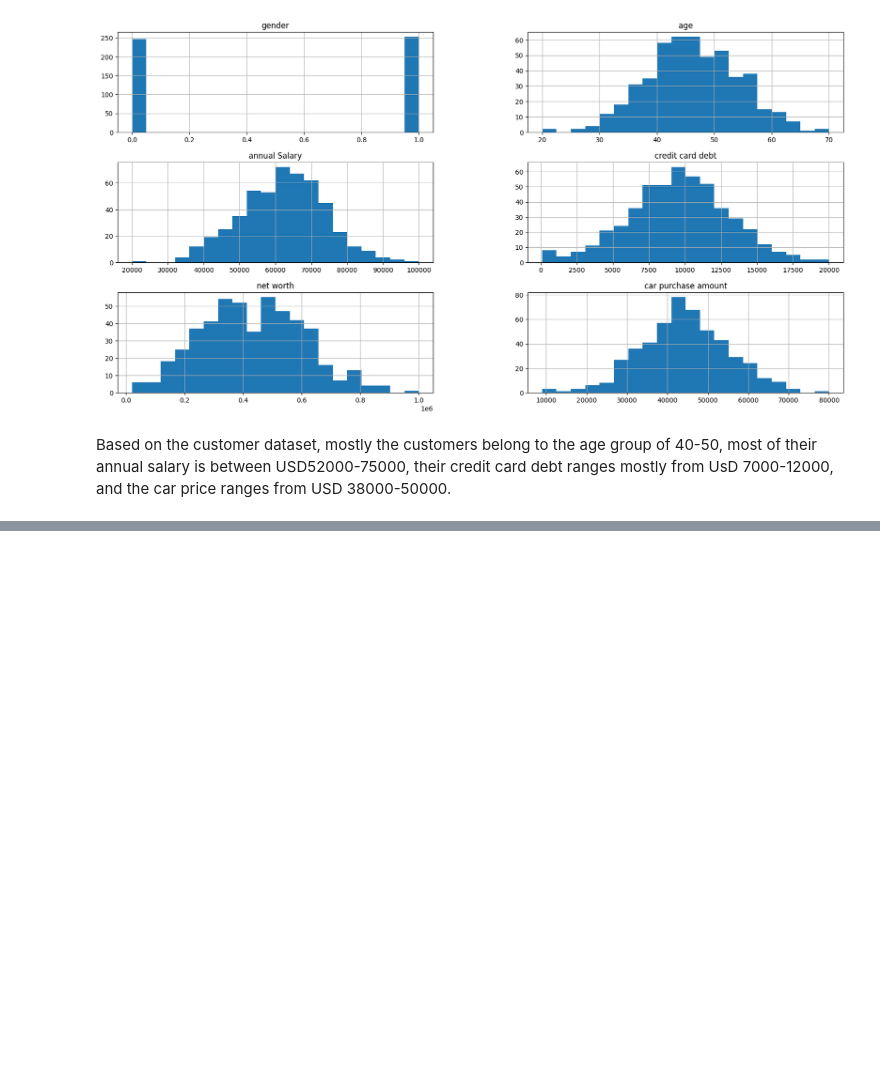
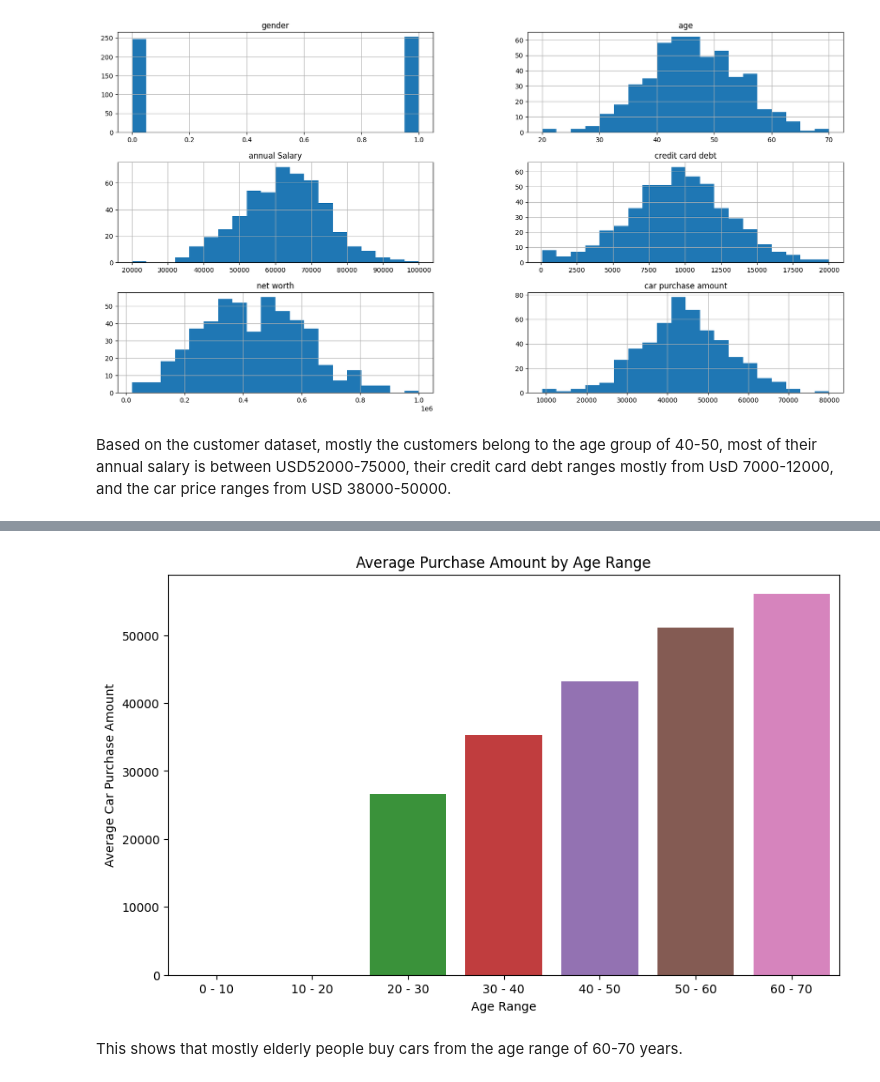
Before and after one commit to Sweta-Das/CODSOFT, a Jupyter notebook: codsoft_task_4.ipynb, the cells around one changed output, grey strips where cells are left out. Saved outputs shown, nothing was run; the diff lists cells and outputs as text; code cells hidden in the pictures; blank space fills up the shorter version.

```diff
--- a/codsoft_task_4.ipynb
+++ b/codsoft_task_4.ipynb
@@ -160,0 +223,4 @@ Based on the customer dataset, mostly the customers belong to the age group of 4
+# %%
+# Adding age range column in the dataset
+car_df['age_range'] = pd.cut(car_df['age'], bins = age_bins, labels = age_labels, right = False)
+car_df.head()
@@ -160,0 +234,4 @@ Based on the customer dataset, mostly the customers belong to the age group of 4
+# %%
+# Grouping by age range and calculating the mean purchase amount for each group
+age_purchase_mean = car_df.groupby('age_range')['car purchase amount'].mean().reset_index()
+print(age_purchase_mean)
@@ -160,0 +247,16 @@ Based on the customer dataset, mostly the customers belong to the age group of 4
+# %%
+# Plotting the results
+import matplotlib.pyplot as plt
+import seaborn as sns
+
+# Plot the results using seaborn
+plt.figure(figsize=(10, 6))
+sns.barplot(x='age_range', y='car purchase amount', data=age_purchase_mean)
+plt.title('Average Purchase Amount by Age Range')
+plt.xlabel('Age Range')
+plt.ylabel('Average Car Purchase Amount')
+plt.show()
+# %% [output]
+[figure, added]
+# %% [markdown]
+This shows that mostly elderly people buy cars from the age range of 60-70 years.
```
Also changed, not shown: parts of 33 cells of this notebook.
